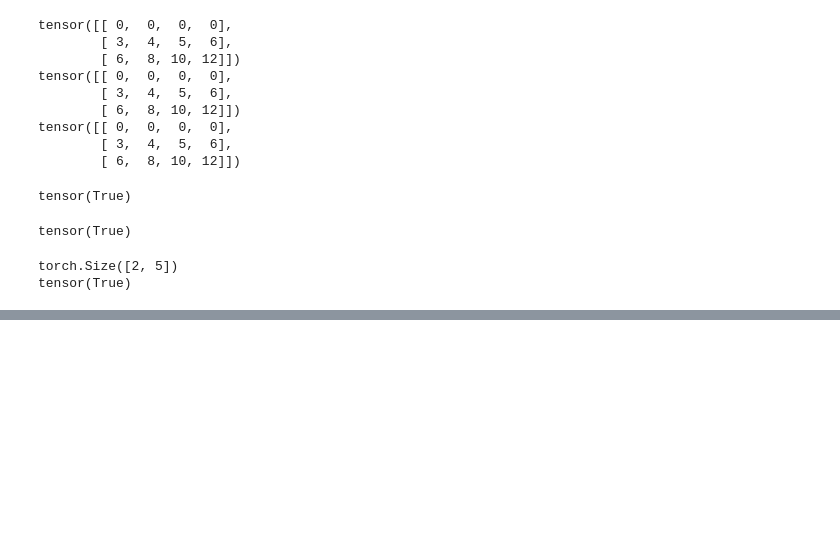
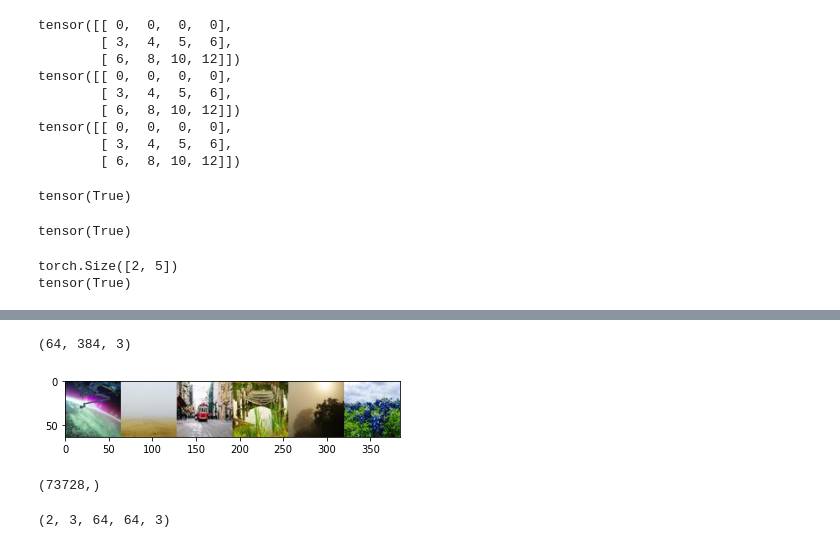
Before and after one commit to Shaunlipy/Pytorch_operations, a Jupyter notebook: Pytorch_Einsum_Einops.ipynb, the cells around one changed output, grey strips where cells are left out. Cells and saved outputs as stored; diff of their text form; code cells hidden in the pictures; blank space fills up the shorter version.

```diff
--- a/Pytorch_Einsum_Einops.ipynb
+++ b/Pytorch_Einsum_Einops.ipynb
@@ -213,0 +264,16 @@ tensor(True)
+# %%
+plt.imshow(rearrange(ims, 'b h w c -> h (b w) c'))
+print(rearrange(ims, 'b h w c -> h (b w) c').shape)
+# %% [output]
+(64, 384, 3)
+[figure, added]
+# %%
+rearrange(ims, 'b h w c -> (b h w c)').shape
+# %% [output]
+(73728,)
+# %%
+# 2 Decompose axis
+
+rearrange(ims, '(b1 b2) h w c -> b1 b2 h w c ', b1=2).shape
+# %% [output]
+(2, 3, 64, 64, 3)
```
Also changed, not shown: parts of 25 cells of this notebook.
